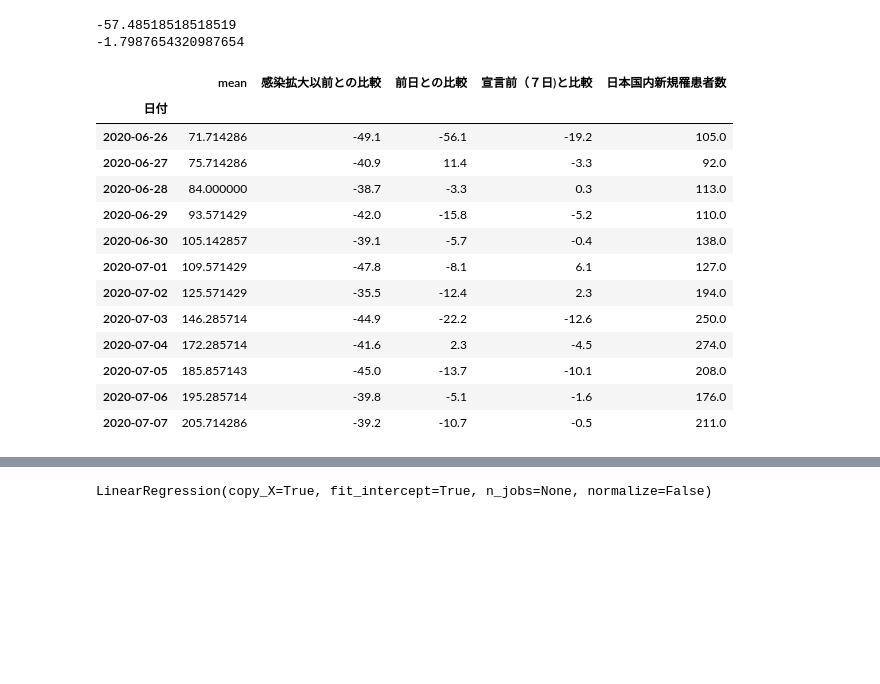
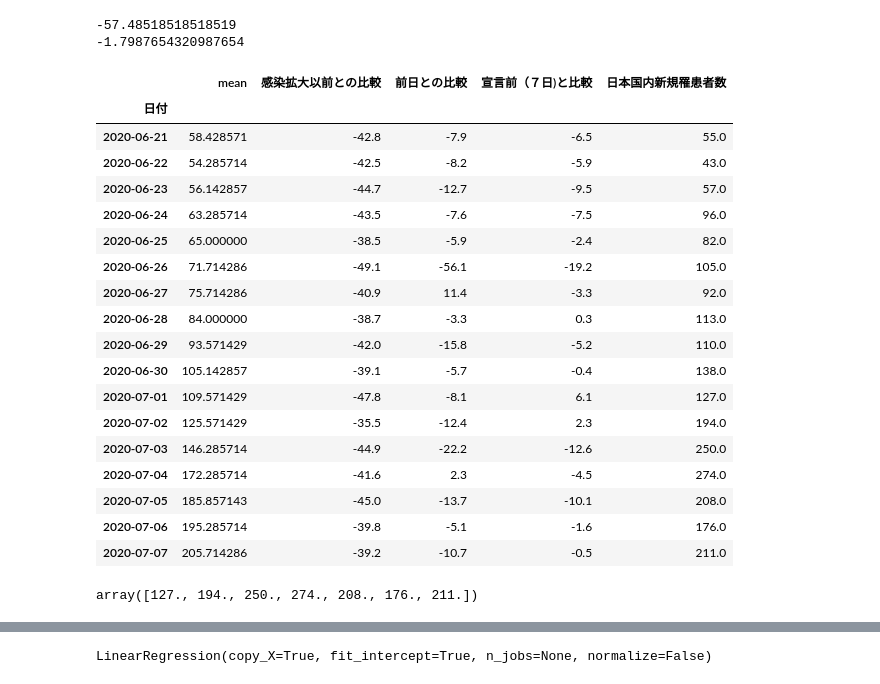
Before and after one commit to e185725/aaa, a Jupyter notebook: covid-199.ipynb, the cells around one changed output, grey strips where cells are left out. Cells and saved outputs as stored; diff of their text form; code cells hidden in the pictures; blank space fills up the shorter version.

```diff
--- a/covid-199.ipynb
+++ b/covid-199.ipynb
@@ -636,15 +643,20 @@ print(pop2.mean())
 -57.48518518518519
 -1.7987654320987654
 # %%
-s_v.tail(12)
+s_v.tail(17)
 #日本国内新規罹患者数(左)は移動平均化したものである
 #右のものは生データ
 #5日は潜伏期間と考える
 #新規感染者数　＝ a *  (移動平均感染者数７日間^ b) + (感染拡大以前との比較５日前^c) + (前日との比較５日前^d)
 #最小二乗法でa,b,c,d の最適なパラメータを求める？
 # %% [output]
 |  | mean | 感染拡大以前との比較 | 前日との比較 | 宣言前（７日)と比較 | 日本国内新規罹患者数 |
 | 日付 |  |  |  |  |  |
+| 2020-06-21 | 58.428571 | -42.8 | -7.9 | -6.5 | 55.0 |
+| 2020-06-22 | 54.285714 | -42.5 | -8.2 | -5.9 | 43.0 |
+| 2020-06-23 | 56.142857 | -44.7 | -12.7 | -9.5 | 57.0 |
+| 2020-06-24 | 63.285714 | -43.5 | -7.6 | -7.5 | 96.0 |
+| 2020-06-25 | 65.000000 | -38.5 | -5.9 | -2.4 | 82.0 |
 | 2020-06-26 | 71.714286 | -49.1 | -56.1 | -19.2 | 105.0 |
 | 2020-06-27 | 75.714286 | -40.9 | 11.4 | -3.3 | 92.0 |
 | 2020-06-28 | 84.000000 | -38.7 | -3.3 | 0.3 | 113.0 |
@@ -673,3 +685,7 @@ y_sample = np.array(s_v["日本国内新規罹患者数"][-8:])
+# %%
+y_sample
+# %% [output]
+array([127., 194., 250., 274., 208., 176., 211.])
 # %%
 x_sample_test_3
 # %% [output]
```
Also changed, not shown: parts of 31 cells of this notebook.
